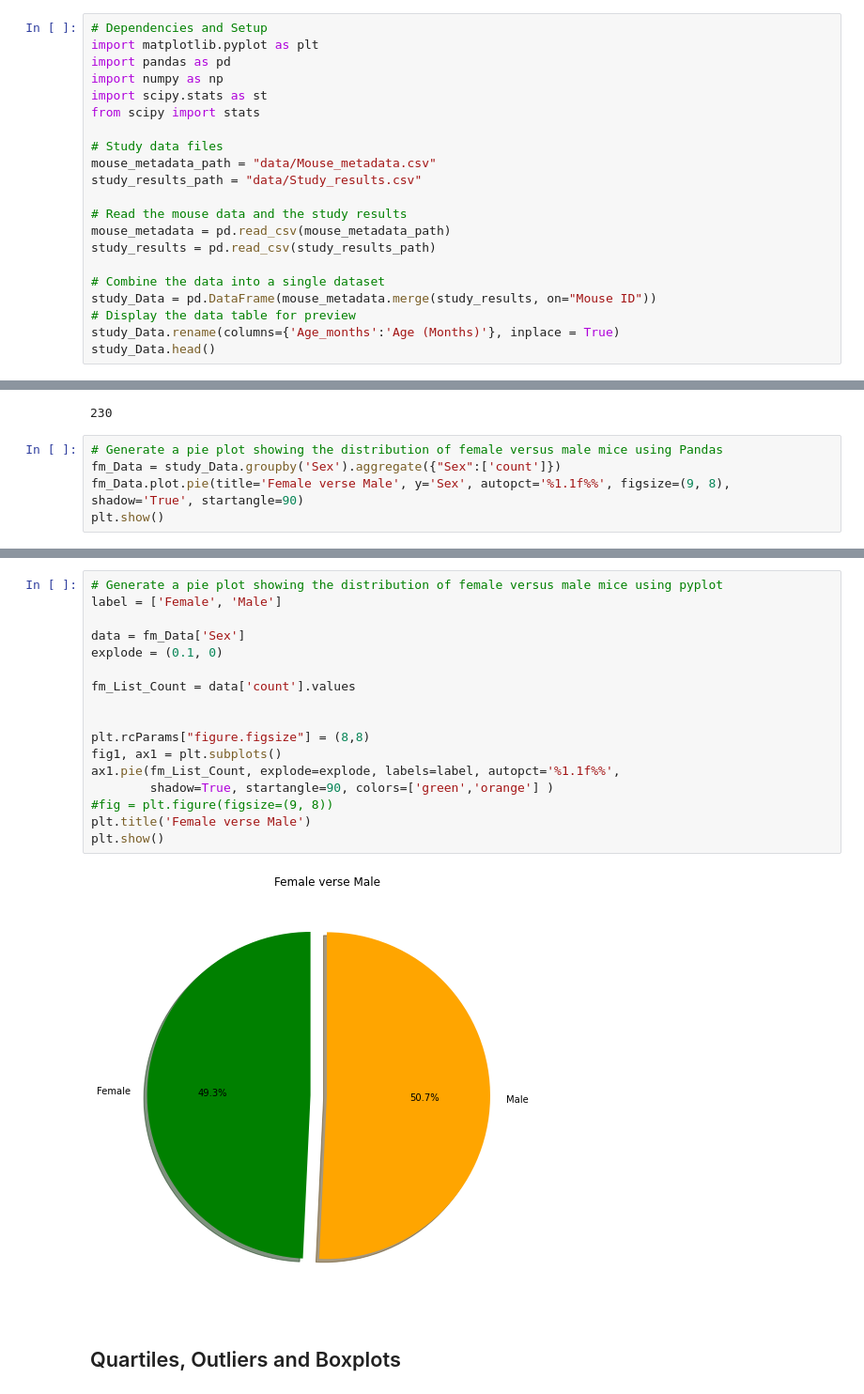
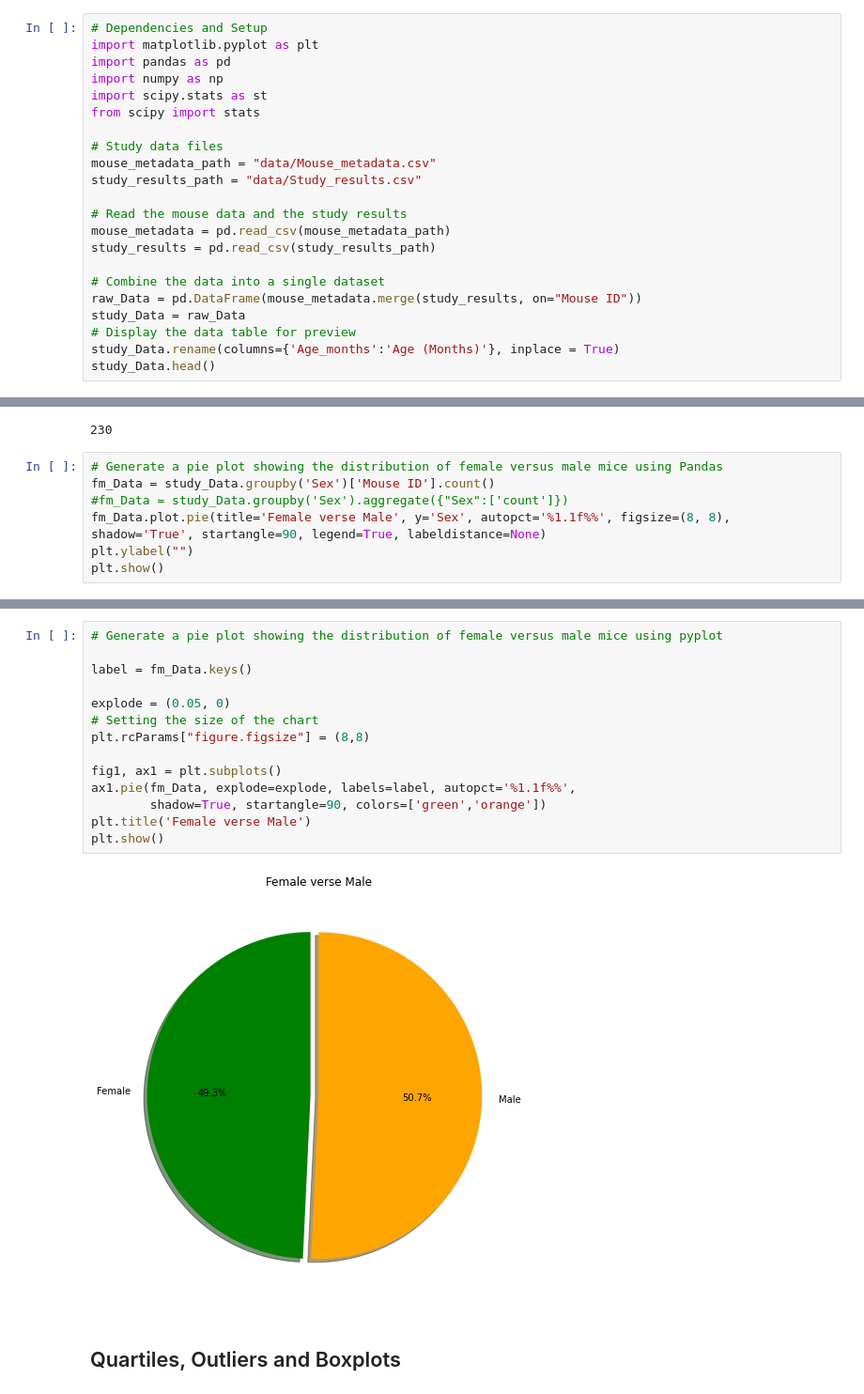
Before and after one commit to rajivwick/HomeWork--Matplotlib, a Jupyter notebook: Pymaceuticals/pymaceuticals_starter.ipynb, the cells around one changed output, grey strips where cells are left out. Shown at 94% size. Cells and saved outputs as stored; diff of their text form.

```diff
--- a/Pymaceuticals/pymaceuticals_starter.ipynb
+++ b/Pymaceuticals/pymaceuticals_starter.ipynb
@@ -22,7 +25,8 @@ mouse_metadata = pd.read_csv(mouse_metadata_path)
 study_results = pd.read_csv(study_results_path)
 
 # Combine the data into a single dataset
-study_Data = pd.DataFrame(mouse_metadata.merge(study_results, on="Mouse ID"))
+raw_Data = pd.DataFrame(mouse_metadata.merge(study_results, on="Mouse ID"))
+study_Data = raw_Data
 # Display the data table for preview
 study_Data.rename(columns={'Age_months':'Age (Months)'}, inplace = True)
 study_Data.head()
@@ -272,7 +274,9 @@ max_value
 230
 # %%
 # Generate a pie plot showing the distribution of female versus male mice using Pandas
-fm_Data = study_Data.groupby('Sex').aggregate({"Sex":['count']})
-fm_Data.plot.pie(title='Female verse Male', y='Sex', autopct='%1.1f%%', figsize=(9, 8), shadow='True', startangle=90)
+fm_Data = study_Data.groupby('Sex')['Mouse ID'].count()
+#fm_Data = study_Data.groupby('Sex').aggregate({"Sex":['count']})
+fm_Data.plot.pie(title='Female verse Male', y='Sex', autopct='%1.1f%%', figsize=(8, 8), shadow='True', startangle=90, legend=True, labeldistance=None)
+plt.ylabel("")
 plt.show()
 # %% [output]
@@ -280,22 +284,19 @@ plt.show()
 # %%
 # Generate a pie plot showing the distribution of female versus male mice using pyplot
-label = ['Female', 'Male']
 
-data = fm_Data['Sex']
-explode = (0.1, 0)
+label = fm_Data.keys()
 
-fm_List_Count = data['count'].values
+explode = (0.05, 0)
+# Setting the size of the chart
+plt.rcParams["figure.figsize"] = (8,8)
 
-
-plt.rcParams["figure.figsize"] = (8,8)
 fig1, ax1 = plt.subplots()
-ax1.pie(fm_List_Count, explode=explode, labels=label, autopct='%1.1f%%',
-        shadow=True, startangle=90, colors=['green','orange'] )
-#fig = plt.figure(figsize=(9, 8))
+ax1.pie(fm_Data, explode=explode, labels=label, autopct='%1.1f%%',
+        shadow=True, startangle=90, colors=['green','orange'])
 plt.title('Female verse Male')
 plt.show()
 # %% [output]
-[figure, old version]
+[figure, new version]
 # %% [markdown]
 ## Quartiles, Outliers and Boxplots
 # %%
```
Also changed, not shown: parts of 13 cells of this notebook, 1 other file.
